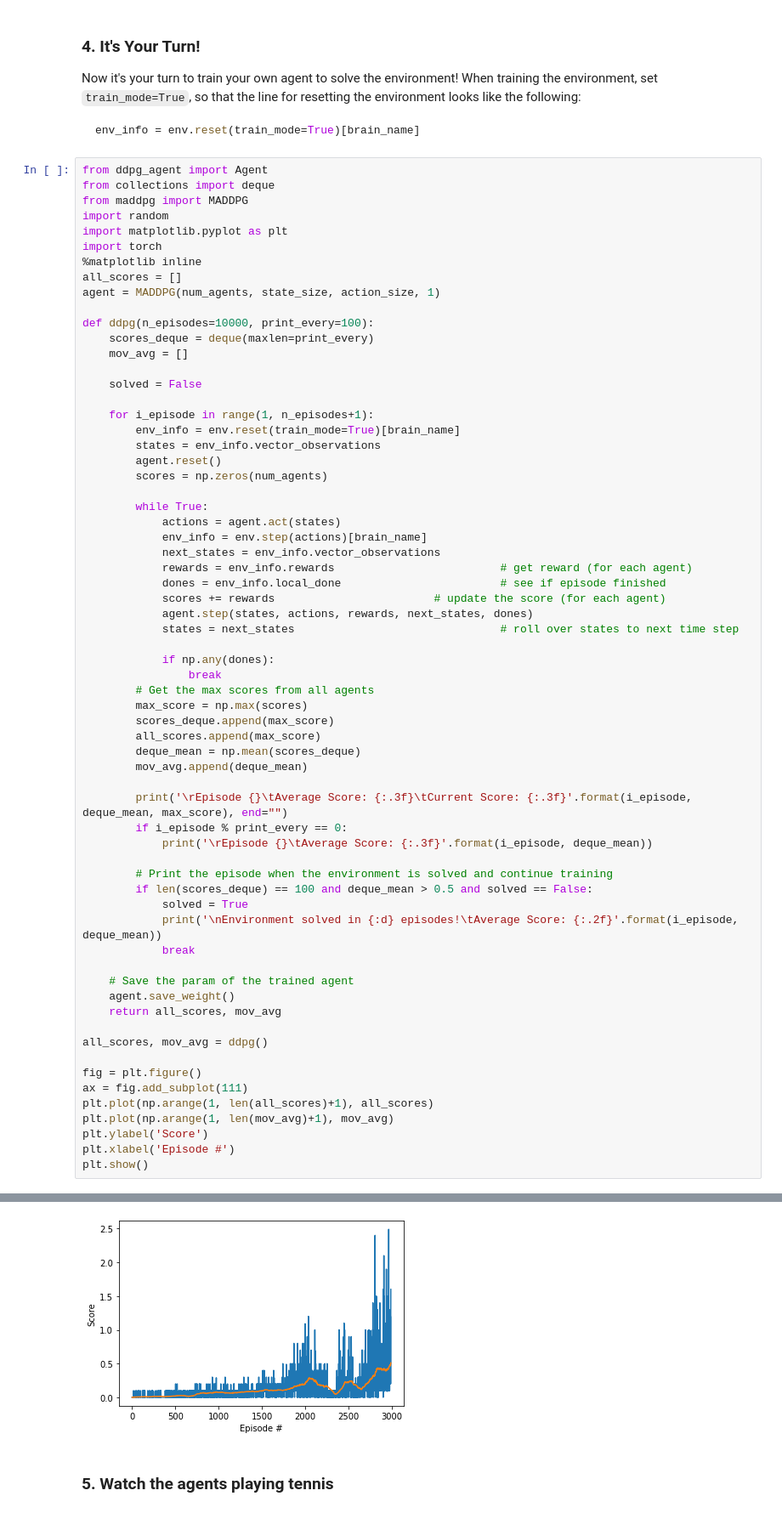
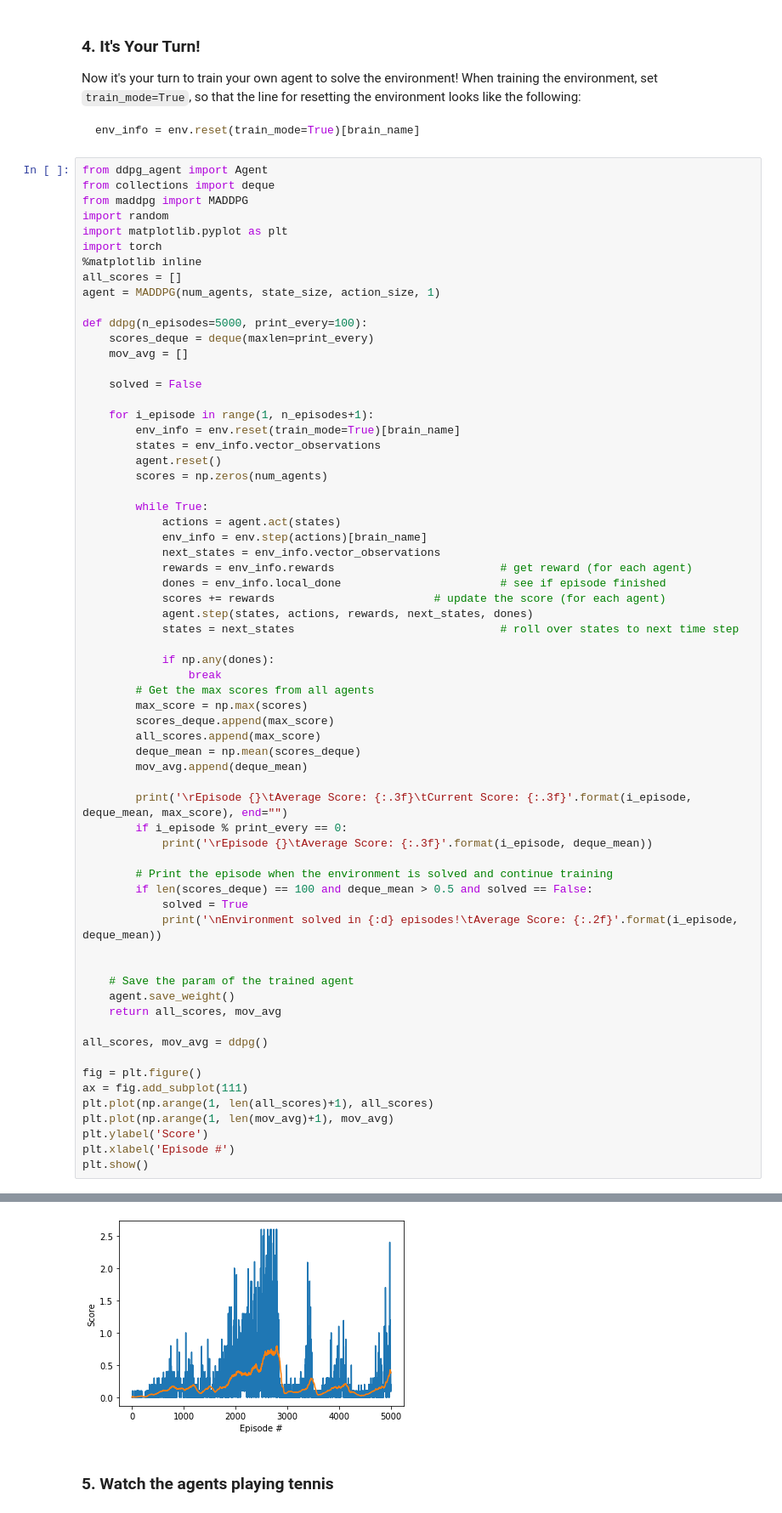
Before and after one commit to ivanmang/RL-Tennis, a Jupyter notebook: Tennis.ipynb, the cells around one changed output, grey strips where cells are left out. Shown at 85% size. Drawn from its saved outputs; the diff is of its cells as text.

```diff
--- a/Tennis.ipynb
+++ b/Tennis.ipynb
@@ -127,7 +127,7 @@ import torch
 all_scores = []
 agent = MADDPG(num_agents, state_size, action_size, 1)
 
-def ddpg(n_episodes=10000, print_every=100):
+def ddpg(n_episodes=5000, print_every=100):
     scores_deque = deque(maxlen=print_every)
     mov_avg = []
 
@@ -166,7 +166,7 @@ def ddpg(n_episodes=10000, print_every=100):
         if len(scores_deque) == 100 and deque_mean > 0.5 and solved == False:
             solved = True
             print('\nEnvironment solved in {:d} episodes!\tAverage Score: {:.2f}'.format(i_episode, deque_mean))
-            break
+
 
     # Save the param of the trained agent
     agent.save_weight()
@@ -202,4 +202,4 @@ Environment solved in 2988 episodes!    Average Score: 0.51
-[figure, old version]
+[figure, new version]
 # %% [markdown]
 ### 5. Watch the agents playing tennis
 # %%
```
Also changed, not shown: parts of 2 cells of this notebook, 6 other files.
